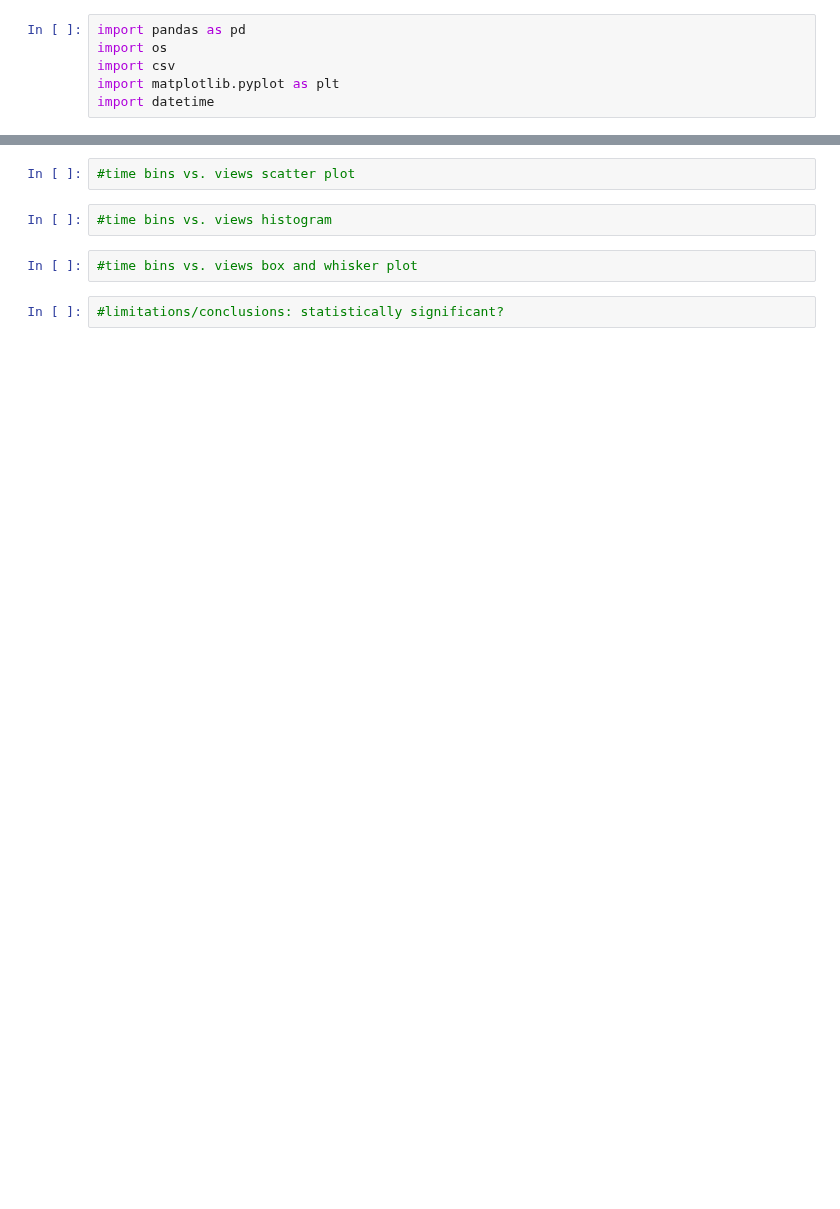
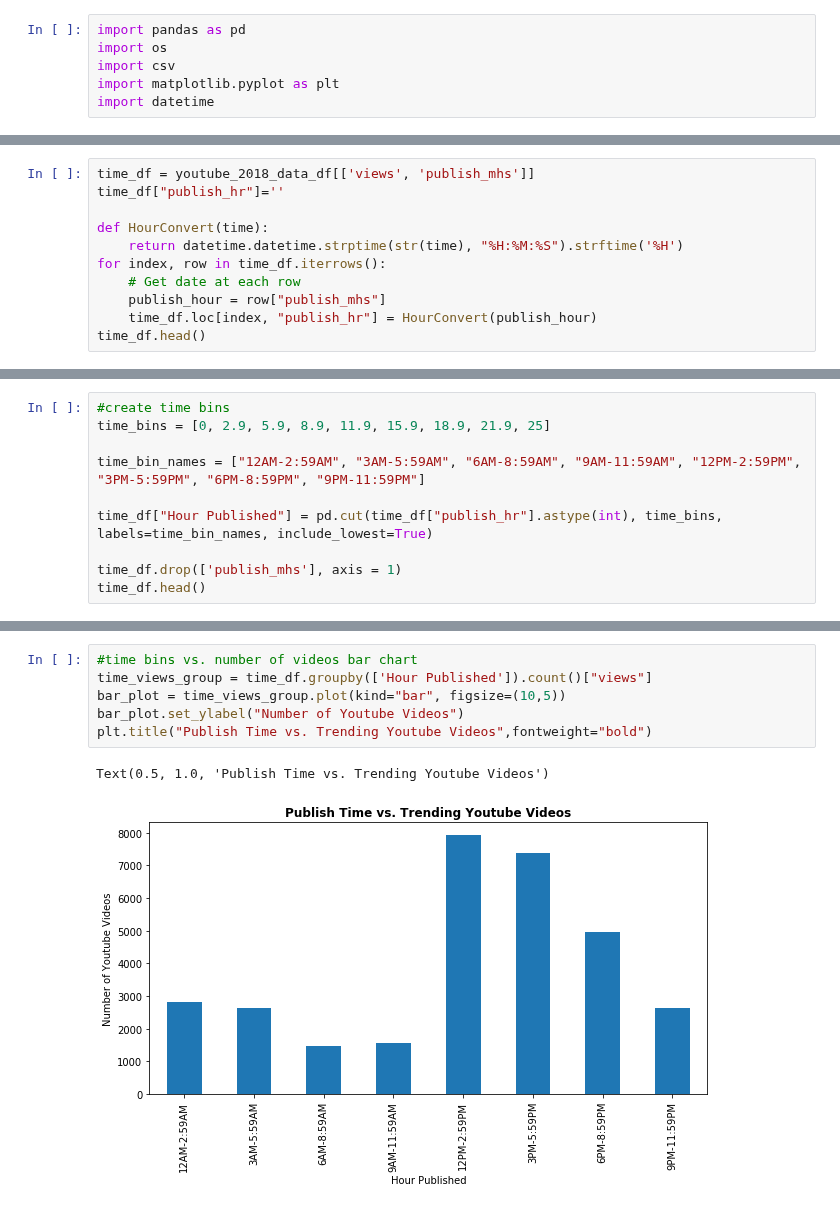
Before and after one commit to hannah8075/youtube-analysis, a Jupyter notebook: time_vs_views.ipynb, the cells around one changed output, grey strips where cells are left out. Cells and saved outputs as stored; diff of their text form; blank space fills up the shorter version.

Commit message:
completed visualizations

```diff
--- a/time_vs_views.ipynb
+++ b/time_vs_views.ipynb
@@ -72,0 +24,11 @@ time_vs_views_df["publish time"] = pd.cut(time_vs_views_df["time_bins"], time_bi
+# %%
+time_df = youtube_2018_data_df[['views', 'publish_mhs']]
+time_df["publish_hr"]=''
+
+def HourConvert(time):
+    return datetime.datetime.strptime(str(time), "%H:%M:%S").strftime('%H')
+for index, row in time_df.iterrows():
+    # Get date at each row
+    publish_hour = row["publish_mhs"]
+    time_df.loc[index, "publish_hr"] = HourConvert(publish_hour)
+time_df.head()
@@ -72,0 +52,10 @@ time_vs_views_df["publish time"] = pd.cut(time_vs_views_df["time_bins"], time_bi
+# %%
+#create time bins
+time_bins = [0, 2.9, 5.9, 8.9, 11.9, 15.9, 18.9, 21.9, 25]
+
+time_bin_names = ["12AM-2:59AM", "3AM-5:59AM", "6AM-8:59AM", "9AM-11:59AM", "12PM-2:59PM", "3PM-5:59PM", "6PM-8:59PM", "9PM-11:59PM"]
+
+time_df["Hour Published"] = pd.cut(time_df["publish_hr"].astype(int), time_bins, labels=time_bin_names, include_lowest=True)
+
+time_df.drop(['publish_mhs'], axis = 1)
+time_df.head()
@@ -77,8 +101,9 @@ time_bins_group.describe()
-# %%
-#time bins vs. views scatter plot
-# %%
-#time bins vs. views histogram
-# %%
-#time bins vs. views box and whisker plot
-# %%
-#limitations/conclusions: statistically significant?
+# %%
+#time bins vs. number of videos bar chart
+time_views_group = time_df.groupby(['Hour Published']).count()["views"]
+bar_plot = time_views_group.plot(kind="bar", figsize=(10,5))
+bar_plot.set_ylabel("Number of Youtube Videos")
+plt.title("Publish Time vs. Trending Youtube Videos",fontweight="bold")
+# %% [output]
+Text(0.5, 1.0, 'Publish Time vs. Trending Youtube Videos')
+[figure, added]
```
Also changed, not shown: parts of 9 cells of this notebook, 1 other file.
